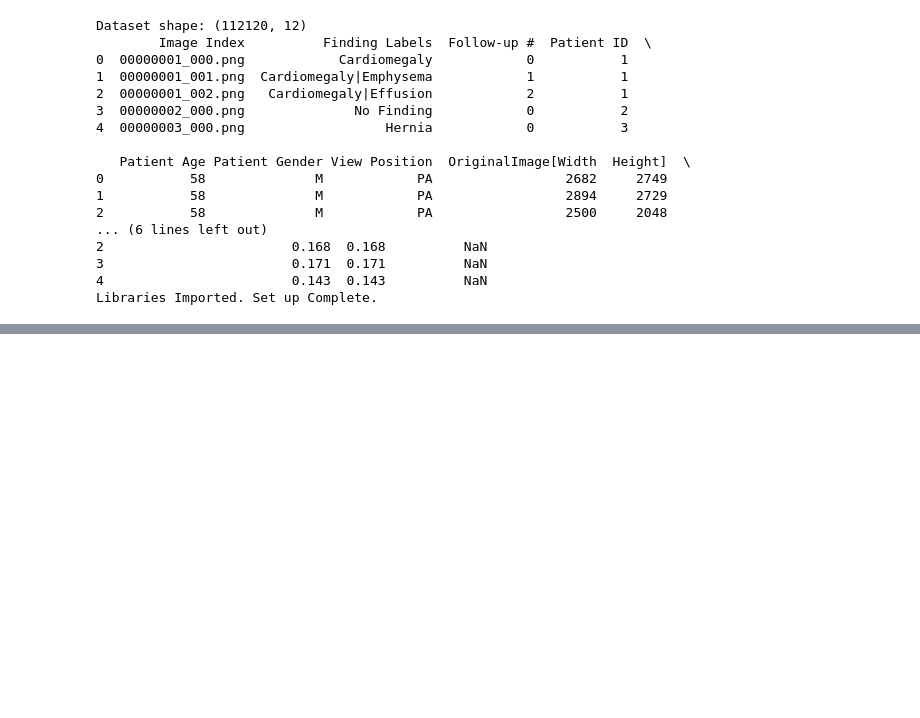
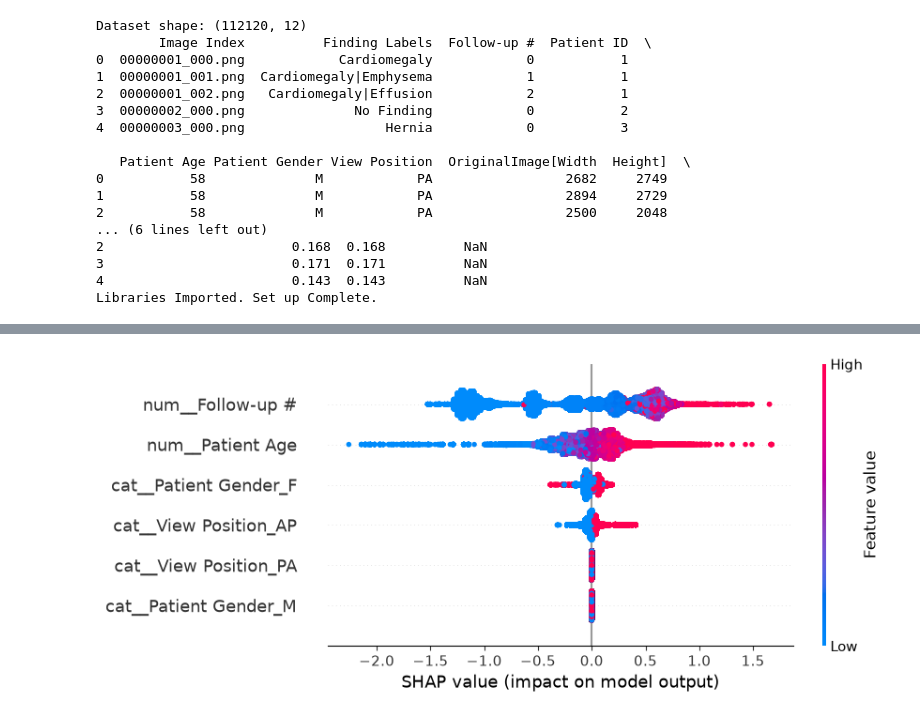
Before and after one commit to hweeenh/nih-chestxray-ml, a Jupyter notebook: tabular-baseline/nih_cxr_tabular_baseline.ipynb, the cells around one changed output, grey strips where cells are left out. Drawn from its saved outputs; the diff is of its cells as text; code cells hidden in the pictures; blank space fills up the shorter version.

```diff
--- a/tabular-baseline/nih_cxr_tabular_baseline.ipynb
+++ b/tabular-baseline/nih_cxr_tabular_baseline.ipynb
@@ -54,5 +58,5 @@ Libraries Imported. Set up Complete.
 # %%
-# Count unique label combinations
-label_counts= df['Finding Labels'].value_counts()
-print(label_counts.head(20))
+# Create binary "Effusion" column
+df["Effusion"] = (df["Finding Labels"].str.contains("Effusion", regex=False)).astype(int)
+df["Effusion"].value_counts()
 # %% [output]
@@ -75,0 +159,14 @@ Name: count, dtype: int64
+# %%
+numeric_features = ["Patient Age", "Follow-up #"]
+categorical_features = ["Patient Gender", "View Position"]
+
+numeric_transformer = Pipeline(steps=[
+    ("imputer", SimpleImputer(strategy="median")),
+    ("scaler", StandardScaler())])
+categorical_transformer = Pipeline(steps=[
+    ("imputer", SimpleImputer(strategy="most_frequent")),
+    ("encoder", OneHotEncoder(handle_unknown="ignore"))])
+
+preprocessor = ColumnTransformer(transformers=[
+    ("num", numeric_transformer, numeric_features),
+    ("cat", categorical_transformer, categorical_features)])
@@ -75,0 +422,23 @@ Name: count, dtype: int64
+# %%
+import shap
+import matplotlib.pyplot as plt
+
+# Fit XGB on full dataset
+xgb_model.fit(X, y)
+
+# Calculate SHAP values after transforming the features for SHAP
+fitted_preprocessor = xgb_model.named_steps["preprocessor"]
+fitted_classifier = xgb_model.named_steps["classifier"]
+X_transformed = fitted_preprocessor.transform(X)
+feature_names = fitted_preprocessor.get_feature_names_out()
+X_transformed_df = pd.DataFrame(
+    X_transformed,
+    columns=feature_names,
+    index=X.index)
+explainer = shap.TreeExplainer(fitted_classifier)
+shap_values = explainer(X_transformed_df)
+
+# Plot feature importance and direction
+shap.plots.beeswarm(shap_values, max_display=10)
+# %% [output]
+[figure, added]
```
Also changed, not shown: parts of 24 cells of this notebook.
